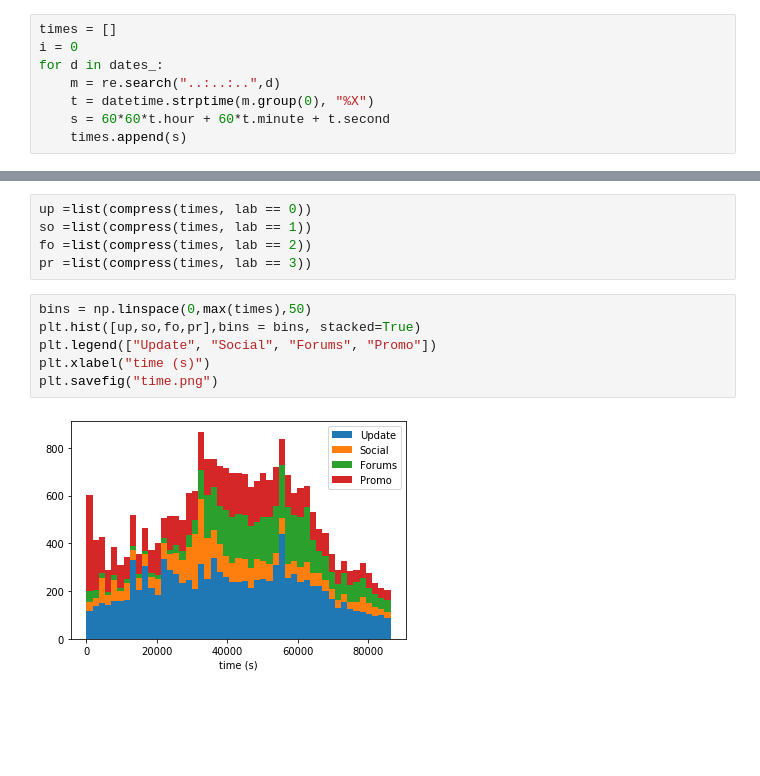
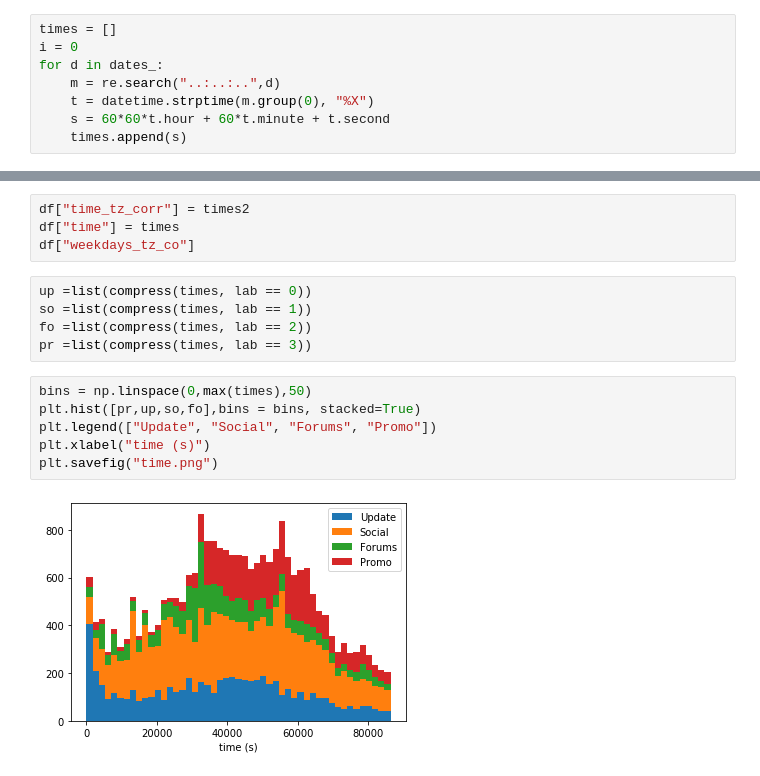
Before and after one commit to karjas/mailsort_project, a Jupyter notebook: scripts/Date extraction.ipynb, the cells around one changed output, grey strips where cells are left out. Drawn from its saved outputs; the diff is of its cells as text; blank space fills up the shorter version.

```diff
--- a/scripts/Date extraction.ipynb
+++ b/scripts/Date extraction.ipynb
@@ -24,3 +51,7 @@ for d in dates_:
+# %%
+df["time_tz_corr"] = times2
+df["time"] = times
+df["weekdays_tz_co"]
 # %%
 up =list(compress(times, lab == 0))
 so =list(compress(times, lab == 1))
@@ -28,9 +59,9 @@ fo =list(compress(times, lab == 2))
 pr =list(compress(times, lab == 3))
 # %%
 bins = np.linspace(0,max(times),50)
-plt.hist([up,so,fo,pr],bins = bins, stacked=True)
+plt.hist([pr,up,so,fo],bins = bins, stacked=True)
 plt.legend(["Update", "Social", "Forums", "Promo"])
 plt.xlabel("time (s)")
 plt.savefig("time.png")
 # %% [output]
-[figure, old version]
+[figure, new version]
```
Also changed, not shown: parts of 8 cells of this notebook, 5 other files.
